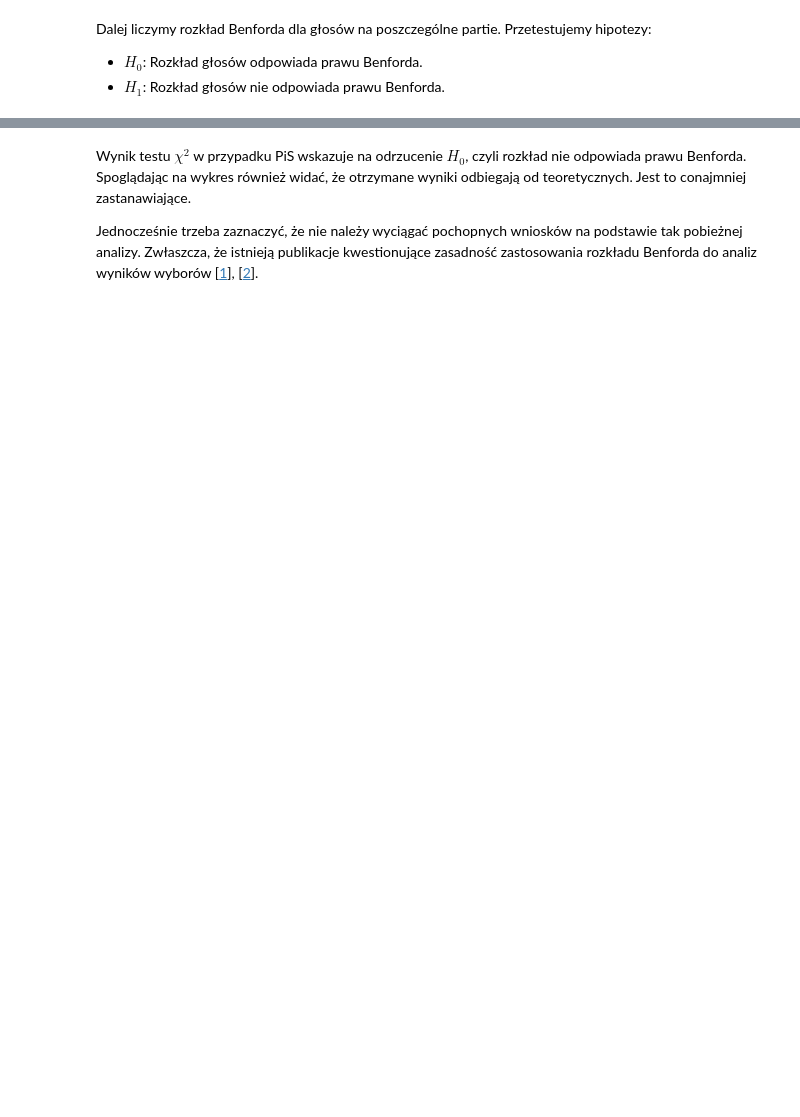
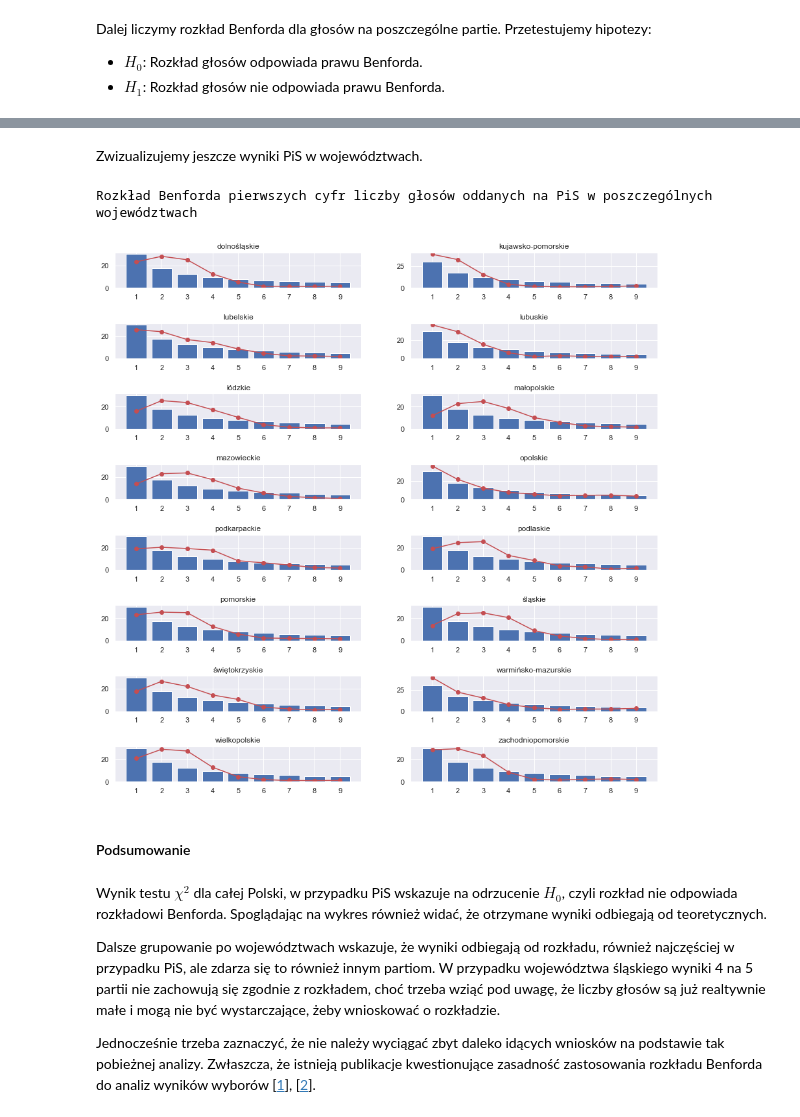
Before and after one commit to pattom72/DS, a Jupyter notebook: wybory.ipynb, the cells around one changed output, grey strips where cells are left out. Drawn from its saved outputs; the diff is of its cells as text; code cells hidden in the pictures; blank space fills up the shorter version.

```diff
--- a/wybory.ipynb
+++ b/wybory.ipynb
@@ -112,14 +118,13 @@ f = plt.figure(figsize=(10,10))
 f.subplots_adjust(hspace=1)
 
 
-for i, c in enumerate(d.columns[-5:]):
+for i, partia in enumerate(d.columns[-5:]):
     plt.subplot(3, 2, i+1)
-    ben = d[c].apply(lambda x: str(x)[0]).value_counts().sort_index()/d[c].count()
+    ben = d[partia].apply(lambda x: str(x)[0]).value_counts().sort_index()/d[partia].count()
     plt.plot(np.arange(1,10), 100*ben[1:], 'o-', c='r')
     plt.xticks(np.arange(1, 10, 1.0))
     plt.bar(np.arange(1,10), BENFORD)
-    plt.title(c)
+    plt.title(partia)
 
-    benford(c)
-    print('\n')
+    print(benford(d, partia))
 # %% [output]
@@ -144,0 +139,9 @@ Nie udaje się odrzucić H0, czyli liczba głosów odpowiada prawu Benforda
+# %%
+w=[]
+for partia in d.columns[-5:]:
+    for woj in d['Województwo'].unique():
+        w.append({'partia': partia,
+                  'woj': woj,
+                  'rozkl': benford(d[d['Województwo']==woj], partia)[2]})
+w = pd.DataFrame(w).pivot(index='woj', columns='partia',values='rozkl')
+w
@@ -145,4 +202,28 @@ Nie udaje się odrzucić H0, czyli liczba głosów odpowiada prawu Benforda
+# %% [markdown]
+Zwizualizujemy jeszcze wyniki PiS w województwach.
+# %%
+print('Rozkład Benforda pierwszych cyfr liczby głosów oddanych na PiS w poszczególnych województwach')
+f = plt.figure(figsize=(15,15))
+f.subplots_adjust(hspace=1)
+
+for i,w in enumerate(d['Województwo'].unique()):
+    plt.subplot(8, 2, i+1)
+    ben = d[d['Województwo']==w]['pis'].apply(lambda x: str(x)[0]).value_counts().sort_index()/d[d['Województwo']==w]['pis'].count()
+    if(len(ben)==10):
+        plt.plot(np.arange(1,10), 100*ben[1:], 'o-', c='r')
+    else:
+        plt.plot(np.arange(1,10), 100*ben, 'o-', c='r')
+    plt.xticks(np.arange(1, 10, 1.0))
+    plt.bar(np.arange(1,10), BENFORD)
+    plt.title(w)
+# %% [output]
+Rozkład Benforda pierwszych cyfr liczby głosów oddanych na PiS w poszczególnych województwach
+[figure, added]
+# %% [markdown]
+#### Podsumowanie
 # %% [markdown]
-Wynik testu $\chi^2$ w przypadku PiS wskazuje na odrzucenie $H_0$, czyli rozkład nie odpowiada prawu Benforda. Spoglądając na wykres również widać, że otrzymane wyniki odbiegają od teoretycznych. Jest to conajmniej zastanawiające.
+Wynik testu $\chi^2$ dla całej Polski, w przypadku PiS wskazuje na odrzucenie $H_0$, czyli rozkład nie odpowiada rozkładowi Benforda. Spoglądając na wykres również widać, że otrzymane wyniki odbiegają od teoretycznych.
 
-Jednocześnie trzeba zaznaczyć, że nie należy wyciągać pochopnych wniosków na podstawie tak pobieżnej analizy. Zwłaszcza, że istnieją publikacje kwestionujące zasadność zastosowania rozkładu Benforda do analiz wyników wyborów [[1](https://web.archive.org/web/20140517120934/http://vote.caltech.edu/sites/default/files/benford_pdf_4b97cc5b5b.pdf)], [[2](https://doi.org/10.1063/1.166498)].
+Dalsze grupowanie po województwach wskazuje, że wyniki odbiegają od rozkładu, również najczęściej w przypadku PiS, ale zdarza się to również innym partiom. W przypadku województwa śląskiego wyniki 4 na 5 partii nie zachowują się zgodnie z rozkładem, choć trzeba wziąć pod uwagę, że liczby głosów są już realtywnie małe i mogą nie być wystarczające, żeby wnioskować o rozkładzie.
+
+Jednocześnie trzeba zaznaczyć, że nie należy wyciągać zbyt daleko idących wniosków na podstawie tak pobieżnej analizy. Zwłaszcza, że istnieją publikacje kwestionujące zasadność zastosowania rozkładu Benforda do analiz wyników wyborów [[1](https://web.archive.org/web/20140517120934/http://vote.caltech.edu/sites/default/files/benford_pdf_4b97cc5b5b.pdf)], [[2](https://doi.org/10.1063/1.166498)].
```
Also changed, not shown: parts of 10 cells of this notebook.
